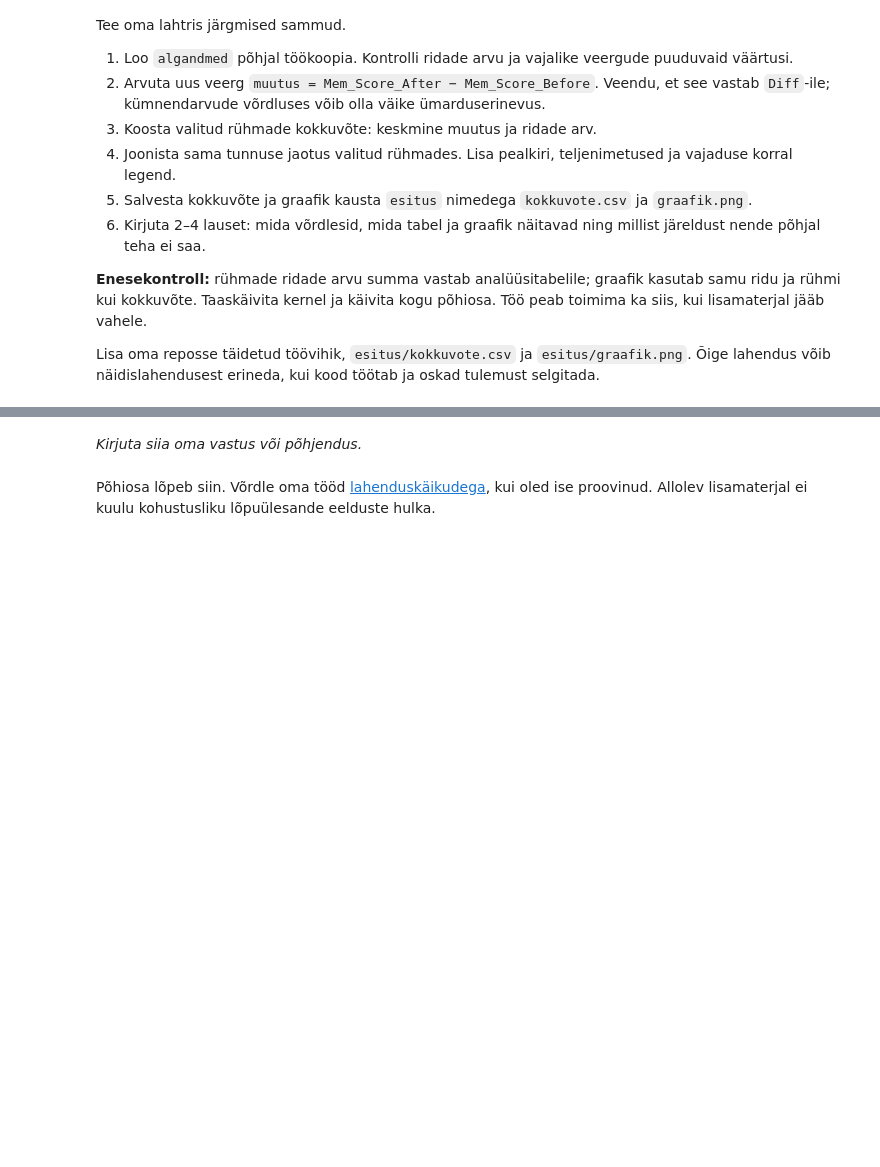
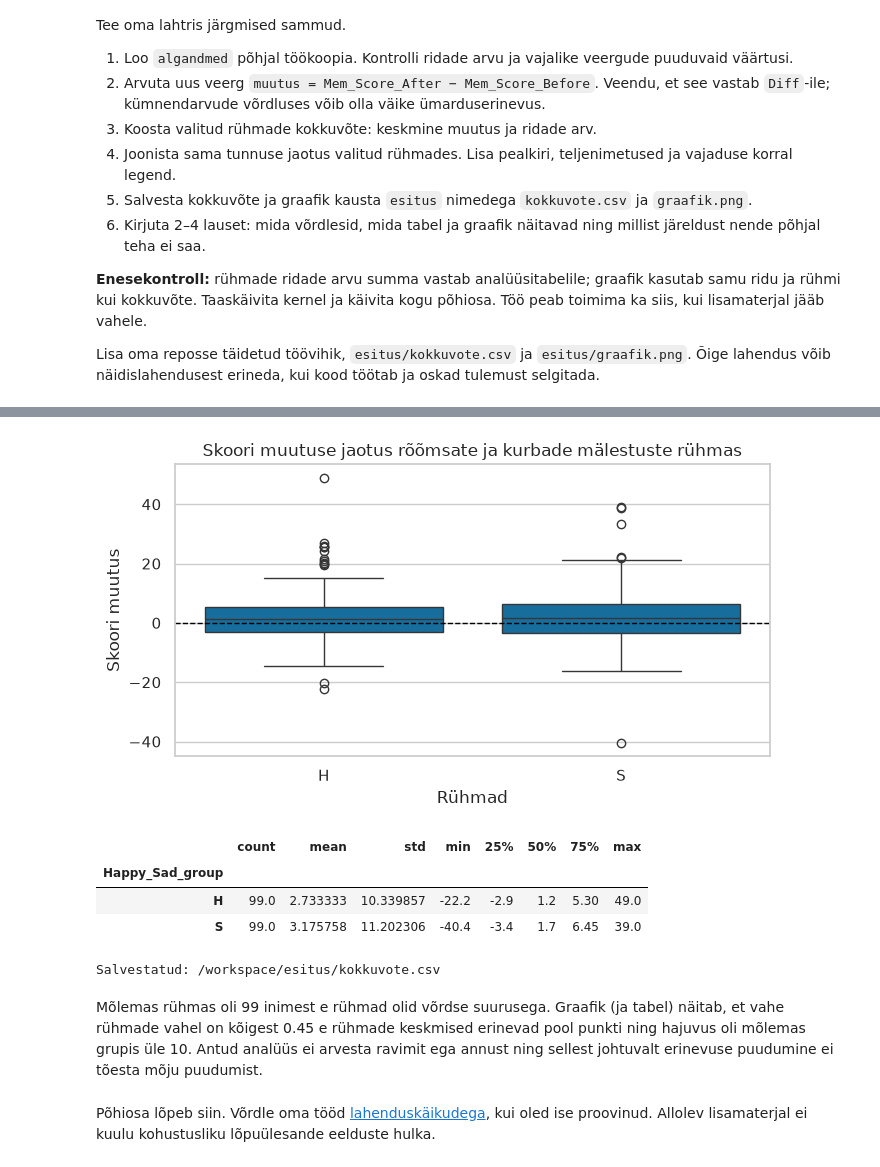
Before and after one commit to andrestern94/Andre-Stern, a Jupyter notebook: harjutused/Seaborn.ipynb, the cells around one changed output, grey strips where cells are left out. Cells and saved outputs as stored; diff of their text form; code cells hidden in the pictures; blank space fills up the shorter version.

```diff
--- a/harjutused/Seaborn.ipynb
+++ b/harjutused/Seaborn.ipynb
@@ -308,0 +321,13 @@ Lisa oma reposse täidetud töövihik, `esitus/kokkuvote.csv` ja `esitus/graafik
+# %%
+andmed = algandmed.copy()
+print("Ridu:", len(andmed))
+
+andmed["muutus"] = andmed["Mem_Score_After"] - andmed["Mem_Score_Before"]
+print((andmed["muutus"] - andmed["Diff"]).abs().max())
+
+kokkuvote = andmed.groupby("Happy_Sad_group").agg(
+    keskmine=("muutus", "mean"),
+    ridu=("muutus", "size"),
+).reset_index()
+
+display(kokkuvote.round(2))
@@ -309,5 +340,30 @@ Lisa oma reposse täidetud töövihik, `esitus/kokkuvote.csv` ja `esitus/graafik
+# %%
+fig, ax = plt.subplots(figsize=(7, 4))
+sns.boxplot(data=andmed, x="Happy_Sad_group", y="muutus", ax=ax)
+
+ax.axhline(0, color="black", linestyle="--", linewidth=1)
+ax.set(title="Skoori muutuse jaotus rõõmsate ja kurbade mälestuste rühmas", xlabel="Rühmad", ylabel="Skoori muutus")
+fig.tight_layout()
+fig.savefig(kaust / "graafik.png", dpi=150, bbox_inches="tight")
+plt.show()
+# %% [output]
+[figure, added]
+# %%
+andmed.groupby("Happy_Sad_group")["muutus"].describe()
+# %% [output]
+|  | count | mean | std | min | 25% | 50% | 75% | max |
+| Happy_Sad_group |  |  |  |  |  |  |  |  |
+| H | 99.0 | 2.733333 | 10.339857 | -22.2 | -2.9 | 1.2 | 5.30 | 49.0 |
+| S | 99.0 | 3.175758 | 11.202306 | -40.4 | -3.4 | 1.7 | 6.45 | 39.0 |
+# %%
+kaust = Path("esitus")
+kaust.mkdir(exist_ok=True)
+kokkuvote.to_csv(kaust / "kokkuvote.csv", index=False)
+print("Salvestatud:", (kaust / "kokkuvote.csv").resolve())
+# %% [output]
+Salvestatud: /workspace/esitus/kokkuvote.csv
 # %% [markdown]
-*Kirjuta siia oma vastus või põhjendus.*
+Mõlemas rühmas oli 99 inimest e rühmad olid võrdse suurusega. Graafik (ja tabel) näitab, et vahe rühmade vahel on kõigest 0.45 e rühmade keskmised erinevad pool punkti ning hajuvus oli mõlemas grupis üle 10. Antud analüüs ei arvesta ravimit ega annust ning sellest johtuvalt erinevuse puudumine ei tõesta mõju puudumist.
 # %% [markdown]
 Põhiosa lõpeb siin. Võrdle oma tööd [lahenduskäikudega](lahendused/Seaborn_lahendused.md), kui oled ise proovinud. Allolev lisamaterjal ei kuulu kohustusliku lõpuülesande eelduste hulka.
 # %% [markdown]
```
Also changed, not shown: parts of 5 cells of this notebook, 3 other files.
